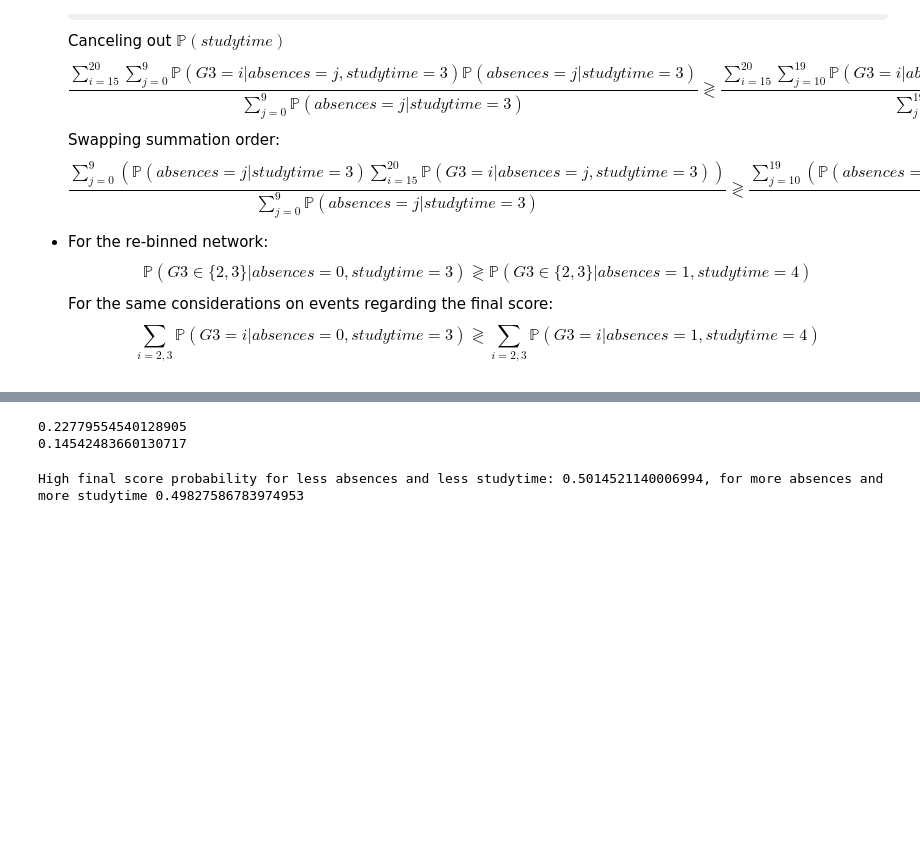
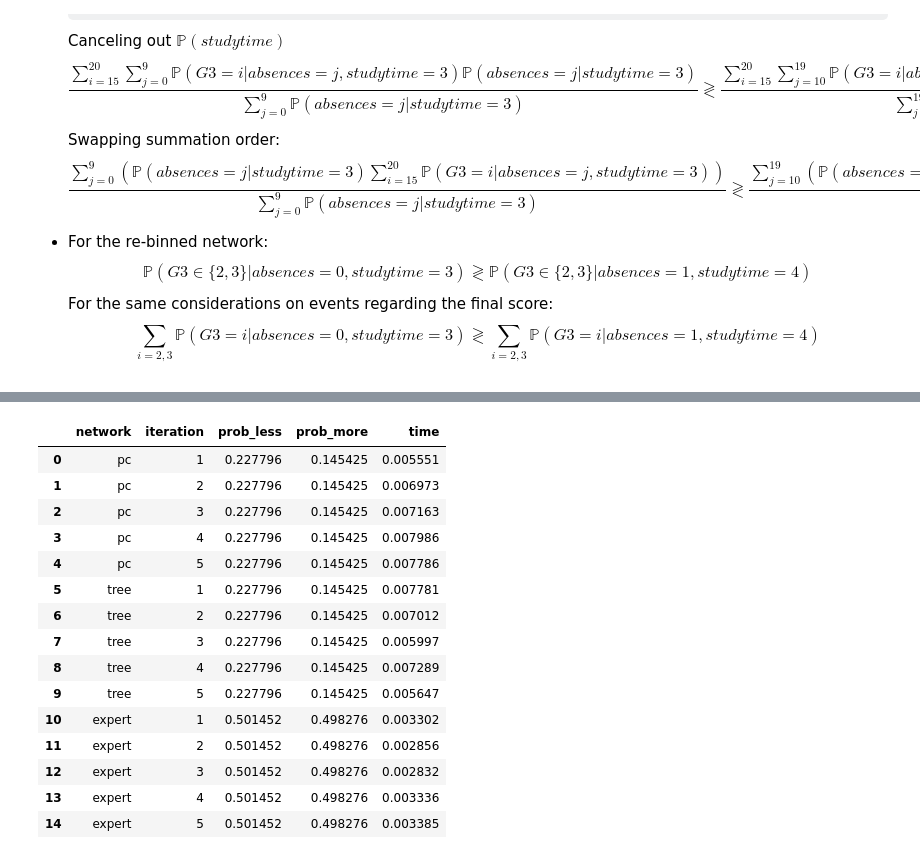
Before and after one commit to Gio-Formichella/Student-Performance-BN, a Jupyter notebook: student-performance-bn.ipynb, the cells around one changed output, grey strips where cells are left out. Saved outputs shown, nothing was run; the diff lists cells and outputs as text; code cells hidden in the pictures; some formulas as TeX source; blank space fills up the shorter version.

Commit message:
Storing variable elimination execution time

```diff
--- a/student-performance-bn.ipynb
+++ b/student-performance-bn.ipynb
@@ -332,58 +430,19 @@ print(prob_more)
-# %%
-# Tree absences-studytime queries
-tree_ve = VariableElimination(tree_bn)
-
-# Probability of good final grade with less absences and less studytime
-absences_posterior = tree_ve.query(variables=["absences"], evidence={"studytime": 3})
-den = sum(absences_posterior.values[:10])  # Formula denominator
-num = 0  # Formula numerator
-
-for j in range(10):
-    g3_posterior = tree_ve.query(
-        variables=["G3"], evidence={"absences": j, "studytime": 3}
-    )
-    num += (
-        sum(g3_posterior.values[len(g3_posterior.values) - 6 :])
-        * absences_posterior.values[j]
-    )
-
-prob_less = num / den
-
-
-# Probability of good final grade with more absences and more studytime
-absences_posterior = tree_ve.query(variables=["absences"], evidence={"studytime": 4})
-den = sum(absences_posterior.values[10:20])  # Formula denominator
-num = 0  # Formula numerator
-
-for j in range(10, 20):
-    g3_posterior = tree_ve.query(
-        variables=["G3"], evidence={"absences": j, "studytime": 4}
-    )
-    num += (
-        sum(g3_posterior.values[len(g3_posterior.values) - 6 :])
-        * absences_posterior.values[j]
-    )
-
-prob_more = num / den
-
-print(prob_less)
-print(prob_more)
-# %% [output]
-0.22779554540128905
-0.14542483660130717
-# %%
-# Expert network queries
-expert_ve = VariableElimination(expert_bn)
-
-# Less: both absences and studytime
-posterior = expert_ve.query(variables=["G3"], evidence={"absences": 0, "studytime": 3})
-less = sum(posterior.values[2:])
-# More
-posterior = expert_ve.query(variables=["G3"], evidence={"absences": 1, "studytime": 4})
-more = sum(posterior.values[2:])
-
-print(
-    f"High final score probability for less absences and less studytime: {less}, for more absences and more studytime {more}"
-)
-# %% [output]
-High final score probability for less absences and less studytime: 0.5014521140006994, for more absences and more studytime 0.49827586783974953
+# %%
+absences_studytime_results
+# %% [output]
+|  | network | iteration | prob_less | prob_more | time |
+| 0 | pc | 1 | 0.227796 | 0.145425 | 0.005551 |
+| 1 | pc | 2 | 0.227796 | 0.145425 | 0.006973 |
+| 2 | pc | 3 | 0.227796 | 0.145425 | 0.007163 |
+| 3 | pc | 4 | 0.227796 | 0.145425 | 0.007986 |
+| 4 | pc | 5 | 0.227796 | 0.145425 | 0.007786 |
+| 5 | tree | 1 | 0.227796 | 0.145425 | 0.007781 |
+| 6 | tree | 2 | 0.227796 | 0.145425 | 0.007012 |
+| 7 | tree | 3 | 0.227796 | 0.145425 | 0.005997 |
+| 8 | tree | 4 | 0.227796 | 0.145425 | 0.007289 |
+| 9 | tree | 5 | 0.227796 | 0.145425 | 0.005647 |
+| 10 | expert | 1 | 0.501452 | 0.498276 | 0.003302 |
+| 11 | expert | 2 | 0.501452 | 0.498276 | 0.002856 |
+| 12 | expert | 3 | 0.501452 | 0.498276 | 0.002832 |
+| 13 | expert | 4 | 0.501452 | 0.498276 | 0.003336 |
+| 14 | expert | 5 | 0.501452 | 0.498276 | 0.003385 |
```
Also changed, not shown: parts of 2 cells of this notebook, 1 other file.
